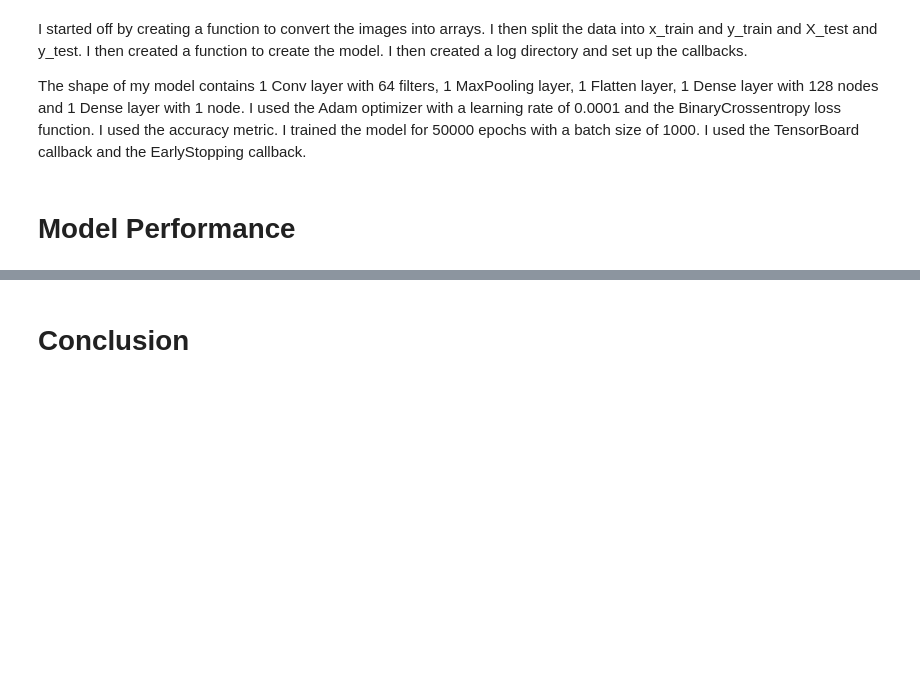
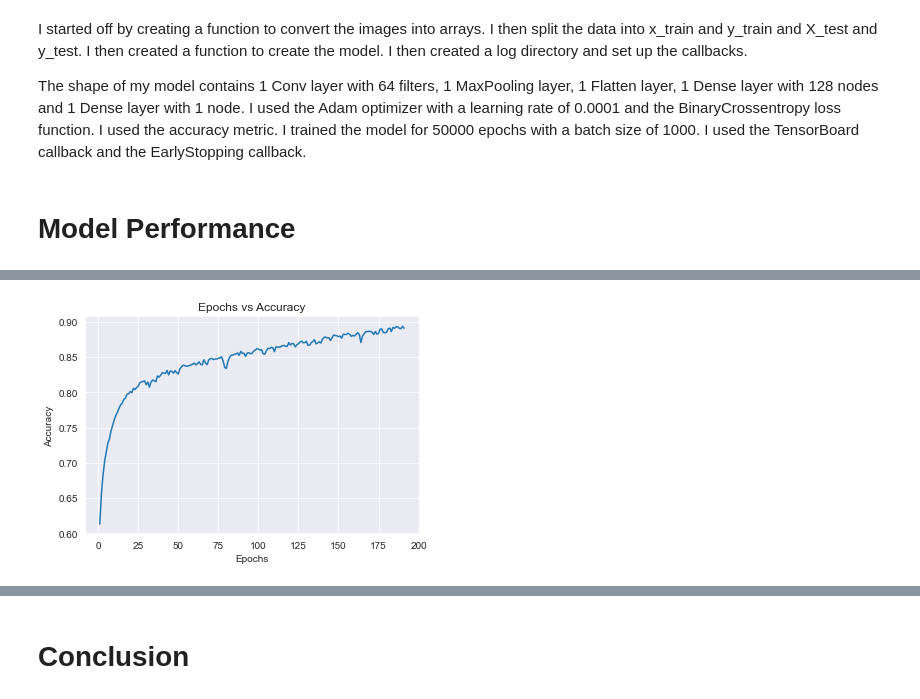
Before and after one commit to SilverCrocus/Phase-3-Data-Science, a Jupyter notebook: report.ipynb, the cells around one changed output, grey strips where cells are left out. Saved outputs shown, nothing was run; the diff lists cells and outputs as text; code cells hidden in the pictures; blank space fills up the shorter version.

```diff
--- a/report.ipynb
+++ b/report.ipynb
@@ -539,0 +575,9 @@ The shape of my model contains 1 Conv layer with 64 filters, 1 MaxPooling layer,
+# %%
+# plot Accuracy against every epoch
+plt.plot(range(1, len(model.history.history['accuracy'])+1), model.history.history['accuracy'])
+plt.xlabel('Epochs')
+plt.ylabel('Accuracy')
+plt.title('Epochs vs Accuracy')
+plt.show()
+# %% [output]
+[figure, added]
```
Also changed, not shown: parts of 32 cells of this notebook, 3 other files.
